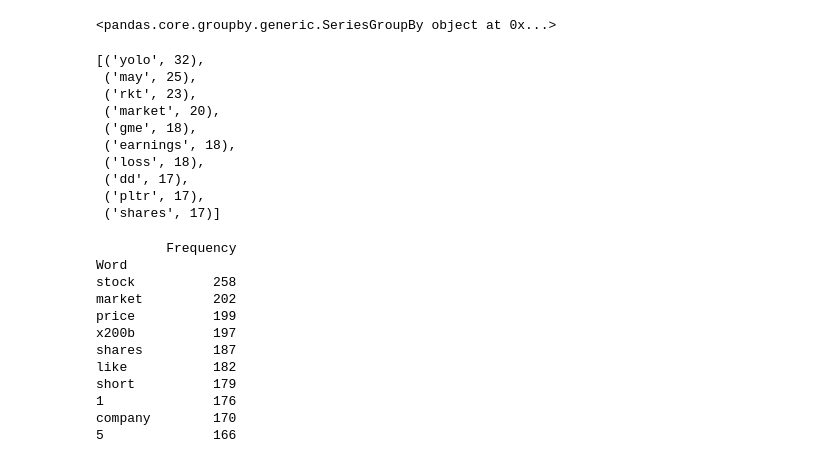
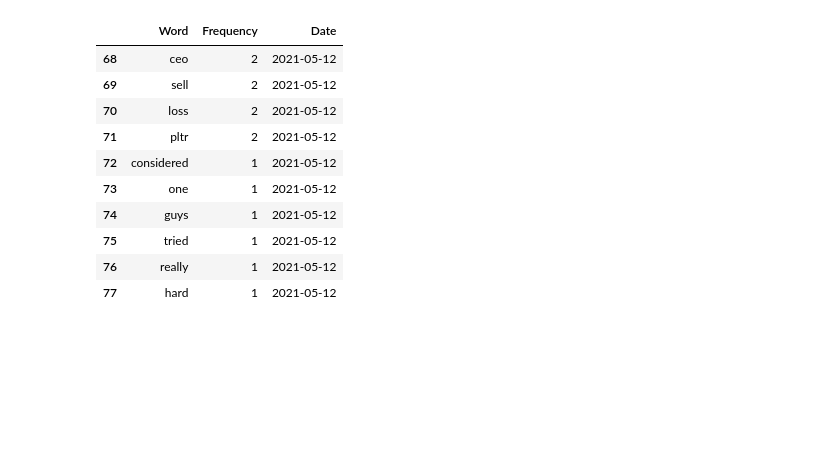
Before and after one commit to jbell1991/reddit-scraping, a Jupyter notebook: data-analysis.ipynb, the cells around one changed output. Saved outputs shown, nothing was run; the diff lists cells and outputs as text; code cells hidden in the pictures; blank space fills up the shorter version.

```diff
--- a/data-analysis.ipynb
+++ b/data-analysis.ipynb
@@ -227,5 +221,0 @@ submissions.head()
-# %%
-test = submissions['title'].groupby(submissions['submission_date'])
-test
-# %% [output]
-<pandas.core.groupby.generic.SeriesGroupBy object at 0x...>
@@ -237,39 +221,0 @@ test
-# %%
-# frequency for title
-title_freq = Counter(" ".join(submissions['title']).split()).most_common(10)
-title_freq
-# title_freq = pd.DataFrame(title_freq, columns=['Word', 'Frequency'])
-# # drop index
-# title_freq = title_freq.set_index('Word')
-# print(title_freq)
-# %% [output]
-[('yolo', 32),
- ('may', 25),
- ('rkt', 23),
- ('market', 20),
- ('gme', 18),
- ('earnings', 18),
- ('loss', 18),
- ('dd', 17),
- ('pltr', 17),
- ('shares', 17)]
-# %%
-body_freq = Counter(" ".join(submissions['submission_body']).split()).most_common(10)
-body_freq = pd.DataFrame(body_freq, columns=['Word', 'Frequency'])
-
-# drop index
-body_freq = body_freq.set_index('Word')
-print(body_freq)
-# %% [output]
-         Frequency
-Word
-stock          258
-market         202
-price          199
-x200b          197
-shares         187
-like           182
-short          179
-1              176
-company        170
-5              166
@@ -277,0 +222,30 @@ company        170
+# %%
+# looks at most popular words in submission titles by day
+
+frames = []
+
+for date in sorted(submissions['submission_date'].unique()):
+    # print(date)
+    current = submissions[submissions['submission_date'] == date]
+    # print(current.head())
+    title_freq = Counter(" ".join(current['title']).split()).most_common(10)
+    title_freq = pd.DataFrame(title_freq, columns=['Word', 'Frequency'])
+    title_freq['Date'] = date
+    # print(title_freq)
+    frames.append(title_freq)
+
+title_freq = pd.concat(frames)
+title_freq.reset_index(drop=True, inplace=True)
+title_freq.sort_values(by=['Date', 'Frequency'], ascending=False).head(10)
+# %% [output]
+|  | Word | Frequency | Date |
+| 68 | ceo | 2 | 2021-05-12 |
+| 69 | sell | 2 | 2021-05-12 |
+| 70 | loss | 2 | 2021-05-12 |
+| 71 | pltr | 2 | 2021-05-12 |
+| 72 | considered | 1 | 2021-05-12 |
+| 73 | one | 1 | 2021-05-12 |
+| 74 | guys | 1 | 2021-05-12 |
+| 75 | tried | 1 | 2021-05-12 |
+| 76 | really | 1 | 2021-05-12 |
+| 77 | hard | 1 | 2021-05-12 |
```
Also changed, not shown: parts of 20 cells of this notebook, 5 other files.
